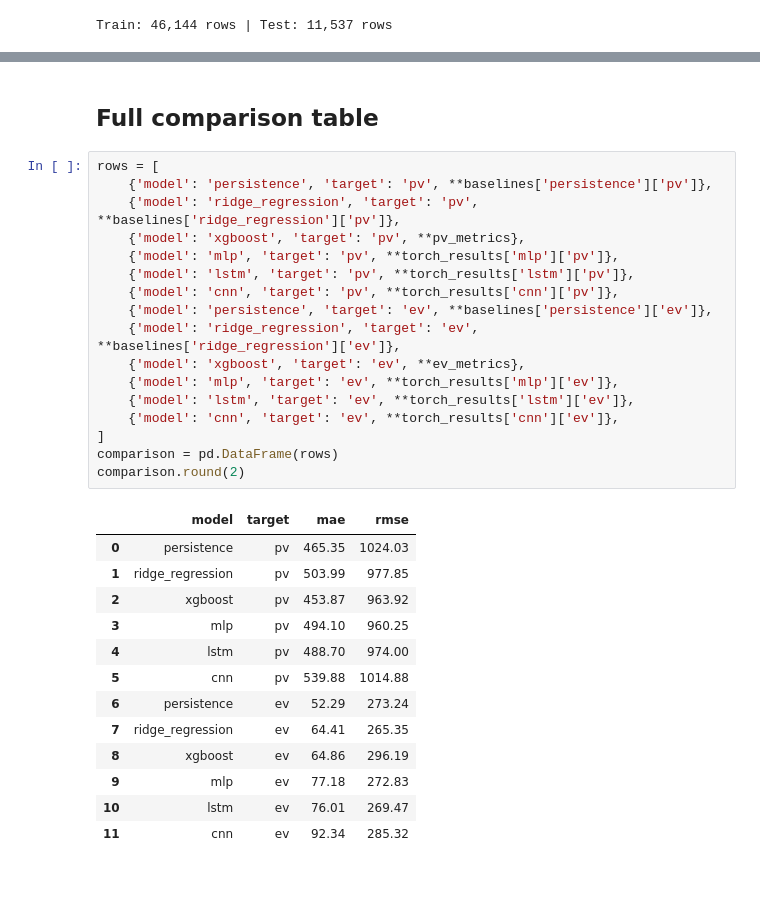
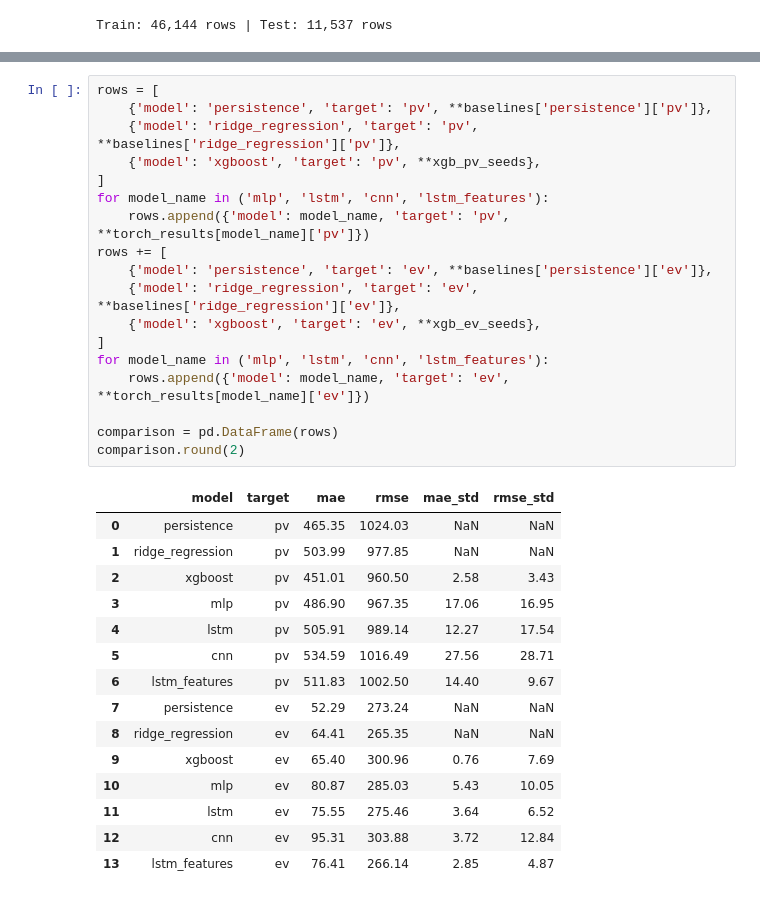
Before and after one commit to ertis-research/evloadshaping-nextgcom2026, a Jupyter notebook: notebooks/04_deep_learning_comparison.ipynb, the cells around one changed output, grey strips where cells are left out. Drawn from its saved outputs; the diff is of its cells as text.

```diff
--- a/notebooks/04_deep_learning_comparison.ipynb
+++ b/notebooks/04_deep_learning_comparison.ipynb
@@ -61,33 +64,34 @@ torch_results
-# %% [markdown]
-## Full comparison table
 # %%
 rows = [
     {'model': 'persistence', 'target': 'pv', **baselines['persistence']['pv']},
     {'model': 'ridge_regression', 'target': 'pv', **baselines['ridge_regression']['pv']},
-    {'model': 'xgboost', 'target': 'pv', **pv_metrics},
-    {'model': 'mlp', 'target': 'pv', **torch_results['mlp']['pv']},
-    {'model': 'lstm', 'target': 'pv', **torch_results['lstm']['pv']},
-    {'model': 'cnn', 'target': 'pv', **torch_results['cnn']['pv']},
+    {'model': 'xgboost', 'target': 'pv', **xgb_pv_seeds},
+]
+for model_name in ('mlp', 'lstm', 'cnn', 'lstm_features'):
+    rows.append({'model': model_name, 'target': 'pv', **torch_results[model_name]['pv']})
+rows += [
     {'model': 'persistence', 'target': 'ev', **baselines['persistence']['ev']},
     {'model': 'ridge_regression', 'target': 'ev', **baselines['ridge_regression']['ev']},
-    {'model': 'xgboost', 'target': 'ev', **ev_metrics},
-    {'model': 'mlp', 'target': 'ev', **torch_results['mlp']['ev']},
-    {'model': 'lstm', 'target': 'ev', **torch_results['lstm']['ev']},
-    {'model': 'cnn', 'target': 'ev', **torch_results['cnn']['ev']},
+    {'model': 'xgboost', 'target': 'ev', **xgb_ev_seeds},
 ]
+for model_name in ('mlp', 'lstm', 'cnn', 'lstm_features'):
+    rows.append({'model': model_name, 'target': 'ev', **torch_results[model_name]['ev']})
+
 comparison = pd.DataFrame(rows)
 comparison.round(2)
 # %% [output]
-|  | model | target | mae | rmse |
-| 0 | persistence | pv | 465.35 | 1024.03 |
-| 1 | ridge_regression | pv | 503.99 | 977.85 |
-| 2 | xgboost | pv | 453.87 | 963.92 |
-| 3 | mlp | pv | 494.10 | 960.25 |
-| 4 | lstm | pv | 488.70 | 974.00 |
-| 5 | cnn | pv | 539.88 | 1014.88 |
-| 6 | persistence | ev | 52.29 | 273.24 |
-| 7 | ridge_regression | ev | 64.41 | 265.35 |
-| 8 | xgboost | ev | 64.86 | 296.19 |
-| 9 | mlp | ev | 77.18 | 272.83 |
-| 10 | lstm | ev | 76.01 | 269.47 |
-| 11 | cnn | ev | 92.34 | 285.32 |
+|  | model | target | mae | rmse | mae_std | rmse_std |
+| 0 | persistence | pv | 465.35 | 1024.03 | NaN | NaN |
+| 1 | ridge_regression | pv | 503.99 | 977.85 | NaN | NaN |
+| 2 | xgboost | pv | 451.01 | 960.50 | 2.58 | 3.43 |
+| 3 | mlp | pv | 486.90 | 967.35 | 17.06 | 16.95 |
+| 4 | lstm | pv | 505.91 | 989.14 | 12.27 | 17.54 |
+| 5 | cnn | pv | 534.59 | 1016.49 | 27.56 | 28.71 |
+| 6 | lstm_features | pv | 511.83 | 1002.50 | 14.40 | 9.67 |
+| 7 | persistence | ev | 52.29 | 273.24 | NaN | NaN |
+| 8 | ridge_regression | ev | 64.41 | 265.35 | NaN | NaN |
+| 9 | xgboost | ev | 65.40 | 300.96 | 0.76 | 7.69 |
+| 10 | mlp | ev | 80.87 | 285.03 | 5.43 | 10.05 |
+| 11 | lstm | ev | 75.55 | 275.46 | 3.64 | 6.52 |
+| 12 | cnn | ev | 95.31 | 303.88 | 3.72 | 12.84 |
+| 13 | lstm_features | ev | 76.41 | 266.14 | 2.85 | 4.87 |
```
Also changed, not shown: parts of 12 cells of this notebook.
